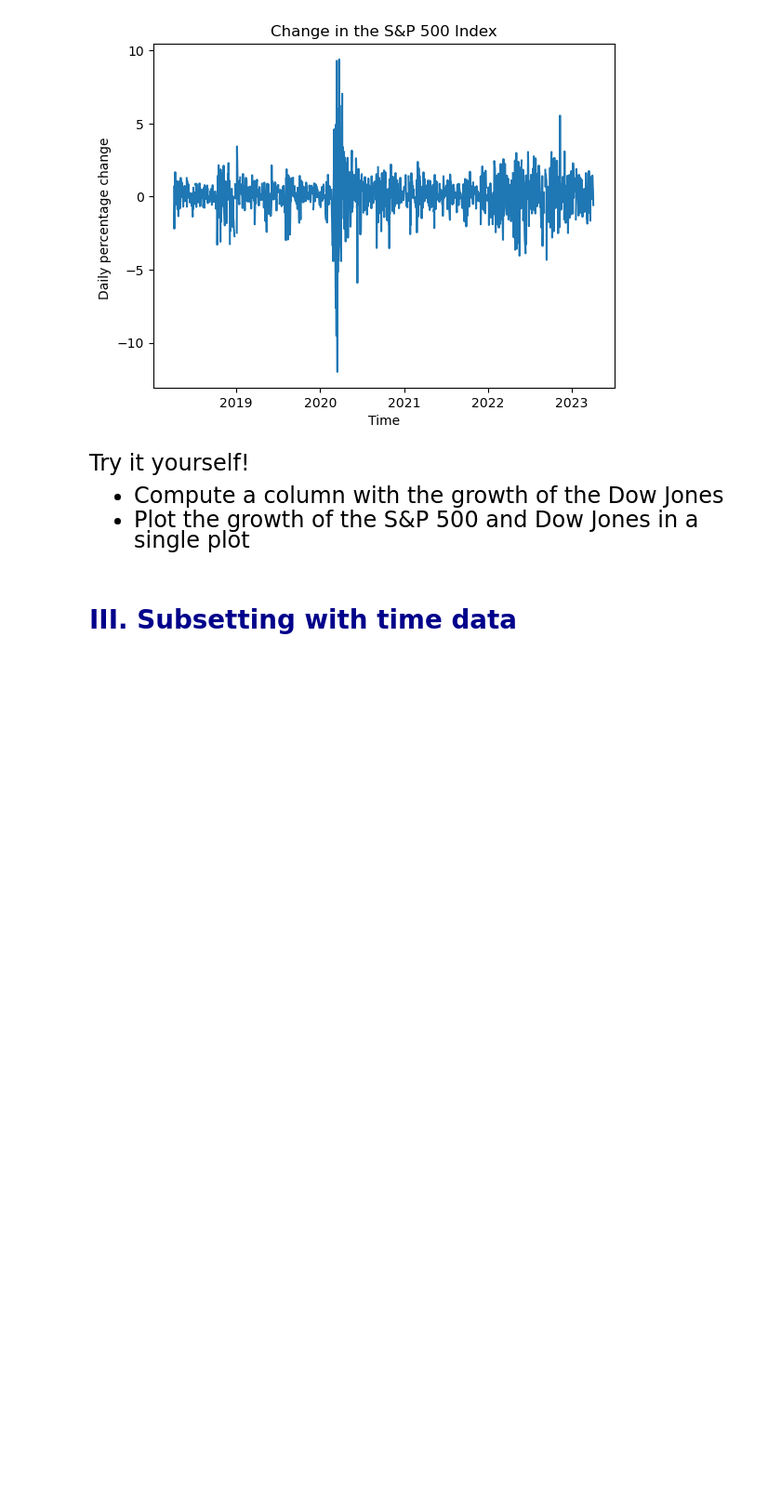
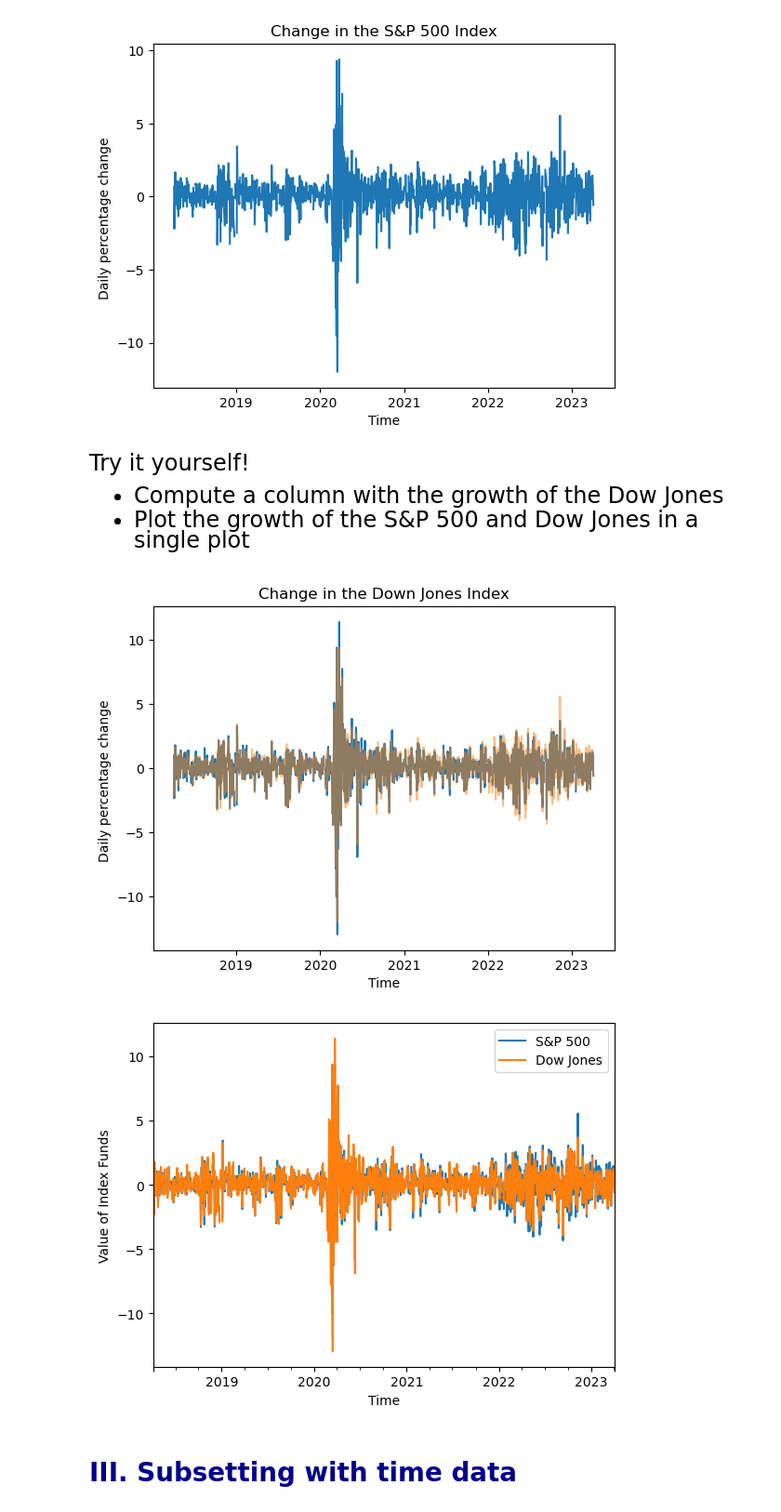
Before and after one commit to alejandrosanchezbecerra/qtm151spring2024, a Jupyter notebook: lecture_22/lecture_22.ipynb, the cells around one changed output. Shown at 93% size. Saved outputs shown, nothing was run; the diff lists cells and outputs as text; code cells hidden in the pictures; blank space fills up the shorter version.

```diff
--- a/lecture_22/lecture_22.ipynb
+++ b/lecture_22/lecture_22.ipynb
@@ -189,3 +251,34 @@ single plot
+# %%
+# Write your own code
+
+financial["diff_djia"] = financial["djia"].diff()
+financial["lag_djia"] = financial["djia"].shift(1)
+financial["growth_djia"] = (financial["diff_djia"] / financial["lag_djia"])*100
+
+# Method 1: adding multiple lines with plt plot
+plt.plot("date", "growth_djia",
+          data = financial)
+plt.plot("date", "growth_sp500",
+         data= financial, alpha = 0.5)
+plt.xlabel("Time")
+plt.ylabel("Daily percentage change ")
+plt.title("Change in the Down Jones Index")
+
+## alpha helps with transperancy
+
+
+\
+# Method 2: A single line with ".plot()" but setting the x-axis
+# with ".set = index"
+
+financial[["date","growth_sp500","growth_djia"]].set_index("date").plot()
+plt.xlabel("Time")
+plt.ylabel("Value of Index Funds")
+plt.legend(["S&P 500","Dow Jones"])
+plt.show()
+# %% [output]
+[figure, added]
+[figure, added]
 # %% [markdown]
 # <span style="color:darkblue"> III. Subsetting with time data </span>
 # %% [markdown]
```
Also changed, not shown: parts of 12 cells of this notebook.
